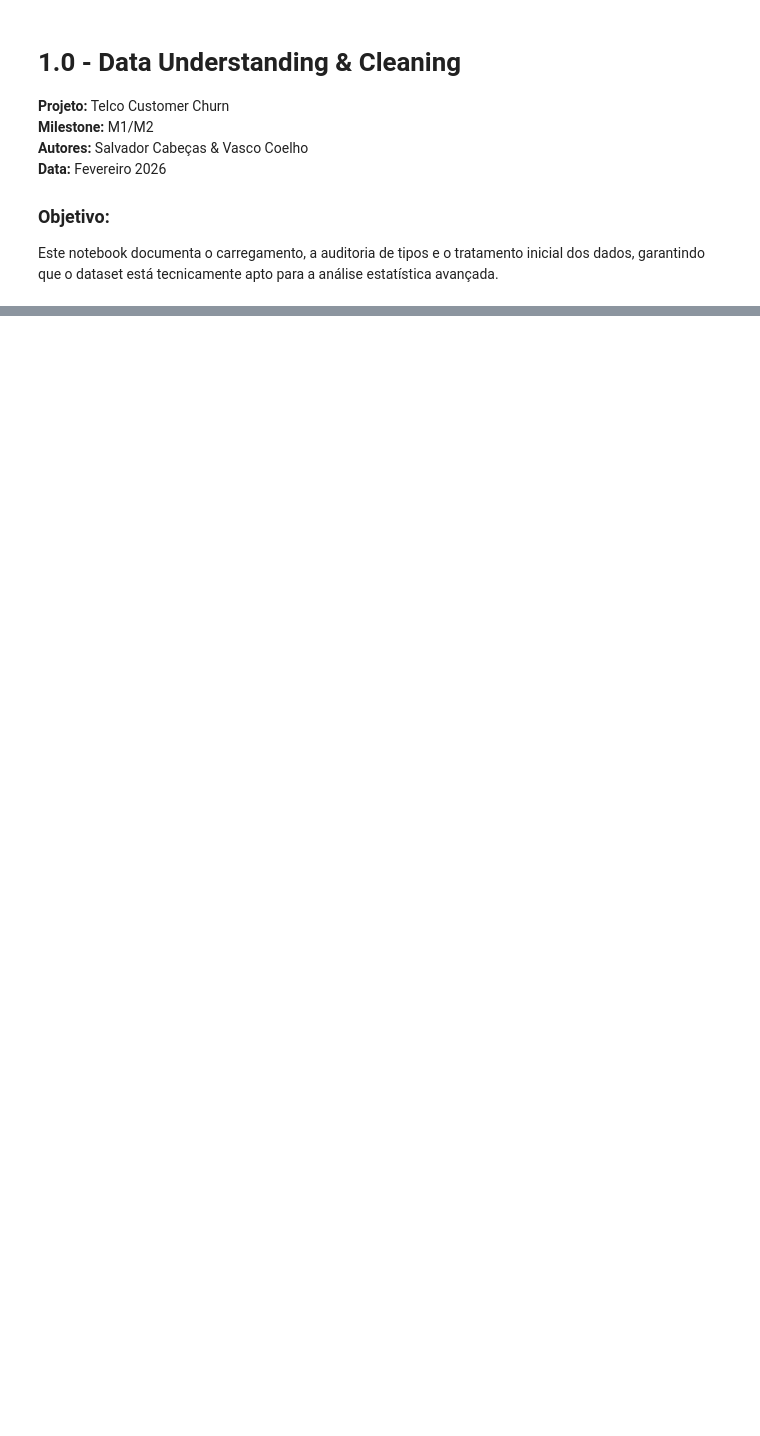
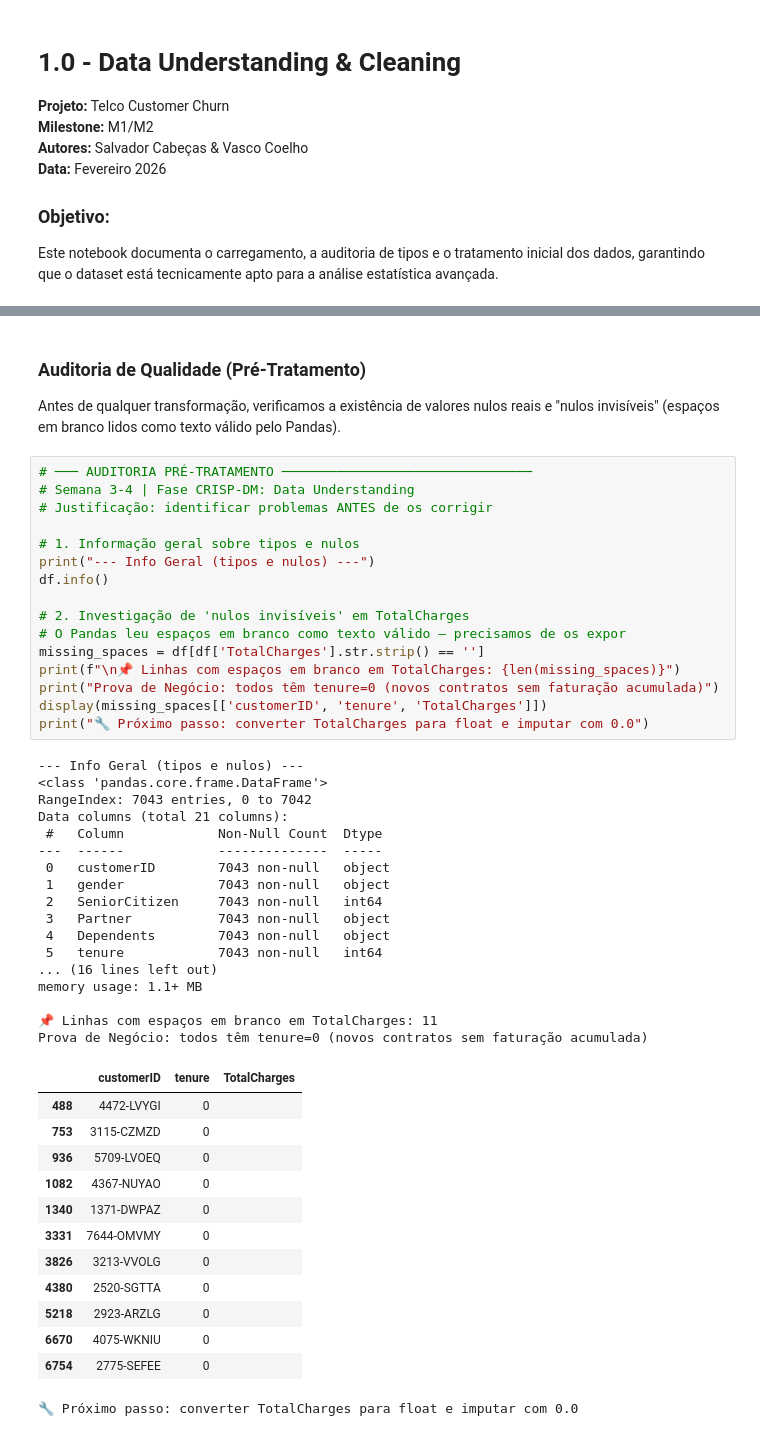
Before and after one commit to SalvadorCabecas/projeto_cdg_grupo9, a Jupyter notebook: notebooks/1-0-eda-limpeza.ipynb, the cells around one changed output, grey strips where cells are left out. Drawn from its saved outputs; the diff is of its cells as text; blank space fills up the shorter version.

```diff
--- a/notebooks/1-0-eda-limpeza.ipynb
+++ b/notebooks/1-0-eda-limpeza.ipynb
@@ -365,0 +49,50 @@ display(null_summary.sort_values(by='Percentagem (%)', ascending=False))
+# %% [markdown]
+### Auditoria de Qualidade (Pré-Tratamento)
+Antes de qualquer transformação, verificamos a existência de valores nulos reais e "nulos invisíveis" (espaços em branco lidos como texto válido pelo Pandas).
+# %%
+# ─── AUDITORIA PRÉ-TRATAMENTO ────────────────────────────────
+# Semana 3-4 | Fase CRISP-DM: Data Understanding
+# Justificação: identificar problemas ANTES de os corrigir
+
+# 1. Informação geral sobre tipos e nulos
+print("--- Info Geral (tipos e nulos) ---")
+df.info()
+
+# 2. Investigação de 'nulos invisíveis' em TotalCharges
+# O Pandas leu espaços em branco como texto válido — precisamos de os expor
+missing_spaces = df[df['TotalCharges'].str.strip() == '']
+print(f"\n📌 Linhas com espaços em branco em TotalCharges: {len(missing_spaces)}")
+print("Prova de Negócio: todos têm tenure=0 (novos contratos sem faturação acumulada)")
+display(missing_spaces[['customerID', 'tenure', 'TotalCharges']])
+print("🔧 Próximo passo: converter TotalCharges para float e imputar com 0.0")
+# %% [output]
+--- Info Geral (tipos e nulos) ---
+<class 'pandas.core.frame.DataFrame'>
+RangeIndex: 7043 entries, 0 to 7042
+Data columns (total 21 columns):
+ #   Column            Non-Null Count  Dtype
+---  ------            --------------  -----
+ 0   customerID        7043 non-null   object
+ 1   gender            7043 non-null   object
+ 2   SeniorCitizen     7043 non-null   int64
+ 3   Partner           7043 non-null   object
+ 4   Dependents        7043 non-null   object
+ 5   tenure            7043 non-null   int64
+... (16 lines left out)
+memory usage: 1.1+ MB
+
+📌 Linhas com espaços em branco em TotalCharges: 11
+Prova de Negócio: todos têm tenure=0 (novos contratos sem faturação acumulada)
+|  | customerID | tenure | TotalCharges |
+| 488 | 4472-LVYGI | 0 |  |
+| 753 | 3115-CZMZD | 0 |  |
+| 936 | 5709-LVOEQ | 0 |  |
+| 1082 | 4367-NUYAO | 0 |  |
+| 1340 | 1371-DWPAZ | 0 |  |
+| 3331 | 7644-OMVMY | 0 |  |
+| 3826 | 3213-VVOLG | 0 |  |
+| 4380 | 2520-SGTTA | 0 |  |
+| 5218 | 2923-ARZLG | 0 |  |
+| 6670 | 4075-WKNIU | 0 |  |
+| 6754 | 2775-SEFEE | 0 |  |
+🔧 Próximo passo: converter TotalCharges para float e imputar com 0.0
```
Also changed, not shown: parts of 47 cells of this notebook.
